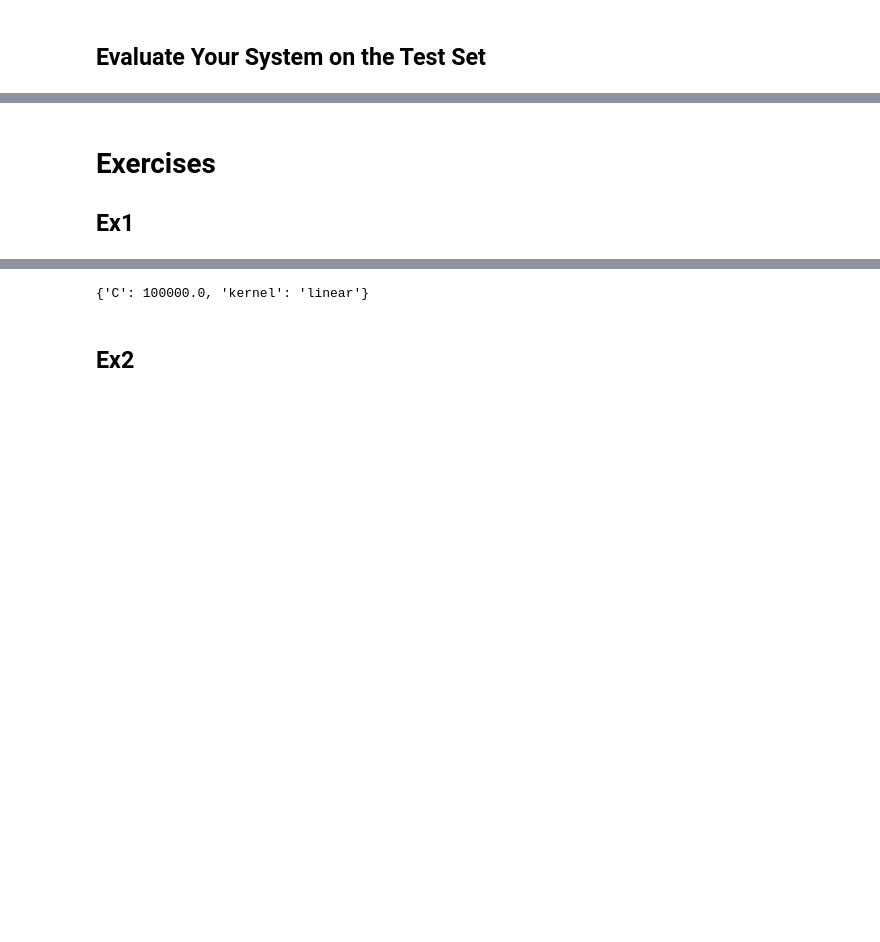
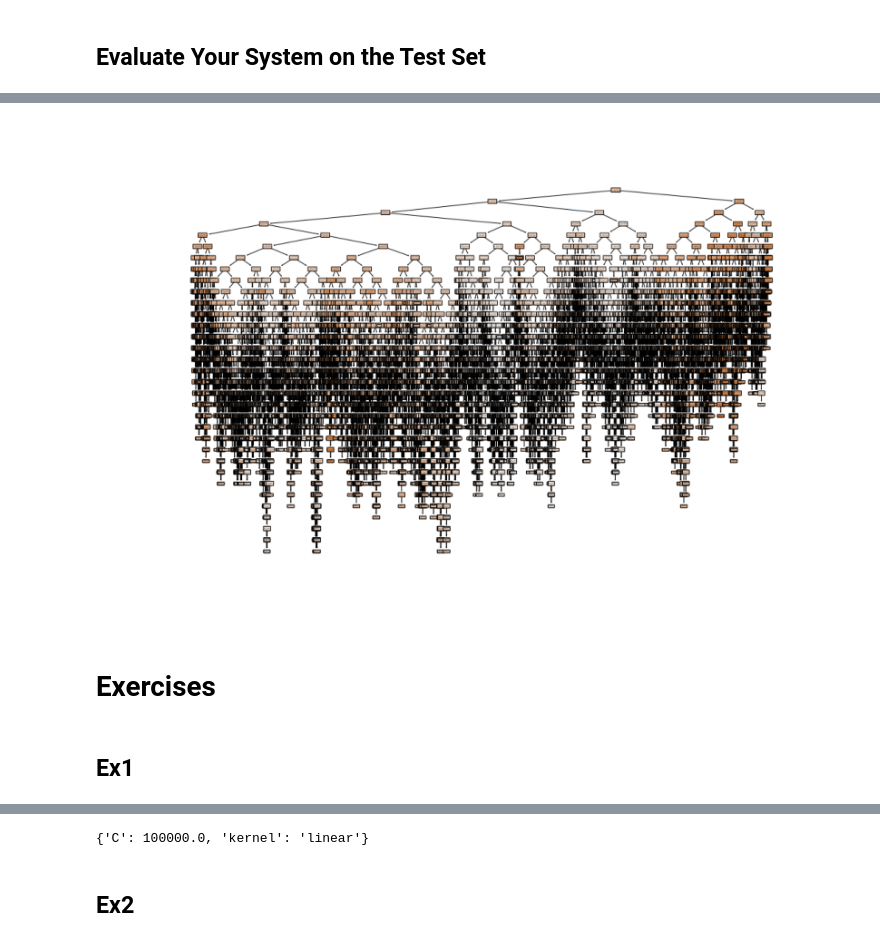
Before and after one commit to ErfanRasti/HandsOnMachineLearning, a Jupyter notebook: Chap2Housing.ipynb, the cells around one changed output, grey strips where cells are left out. Drawn from its saved outputs; the diff is of its cells as text; code cells hidden in the pictures; blank space fills up the shorter version.

```diff
--- a/Chap2Housing.ipynb
+++ b/Chap2Housing.ipynb
@@ -584,15 +589,15 @@ Standard deviation: 3051.1164507654516
 # %%
 
-if os.path.isfile(".cache/lin_scores.pkl"):
+if os.path.isfile("cache/lin_scores.pkl"):
     # loading the model
-    lin_scores = joblib.load(".cache/lin_scores.pkl")
+    lin_scores = joblib.load("cache/lin_scores.pkl")
 
 else:
     lin_scores = cross_val_score(lin_reg, housing_prepared, housing_labels,
                                  scoring="neg_mean_squared_error", cv=10)
 
     # saving the model
-    joblib.dump(lin_scores, ".cache/lin_scores.pkl")
+    joblib.dump(lin_scores, "cache/lin_scores.pkl")
 
 lin_rmse_scores = np.sqrt(-lin_scores)
 display_scores(lin_rmse_scores)
@@ -634,14 +634,14 @@ forest_rmse
 # %%
-if os.path.isfile(".cache/forest_scores.pkl"):
+if os.path.isfile("cache/forest_scores.pkl"):
     # loading the model
-    forest_scores = joblib.load(".cache/forest_scores.pkl")
+    forest_scores = joblib.load("cache/forest_scores.pkl")
 
 else:
     forest_scores = cross_val_score(forest_reg, housing_prepared, housing_labels,
                                     scoring="neg_mean_squared_error", cv=10)
 
     # savinge the model
-    joblib.dump(forest_scores, ".cache/forest_scores.pkl")
+    joblib.dump(forest_scores, "cache/forest_scores.pkl")
 
 
 forest_rmse_scores = np.sqrt(-forest_scores)
@@ -669,15 +669,15 @@ grid_search = GridSearchCV(forest_reg, param_grid, cv=5,
                            scoring='neg_mean_squared_error',
                            return_train_score=True)
 
-if os.path.isfile(".cache/grid_search.pkl"):
+if os.path.isfile("cache/grid_search.pkl"):
     # loading the model
-    grid_search = joblib.load(".cache/grid_search.pkl")
+    grid_search = joblib.load("cache/grid_search.pkl")
 
 else:
     grid_search.fit(housing_prepared, housing_labels)
 
     # saving the model
-    joblib.dump(grid_search, ".cache/grid_search.pkl")
+    joblib.dump(grid_search, "cache/grid_search.pkl")
 # %%
 grid_search.best_params_
 # %% [output]
@@ -840,6 +859,31 @@ acc
+# %%
+import matplotlib.pyplot as plt
+import matplotlib.image as mpimg
+from sklearn.tree import plot_tree
+
+fig = plt.figure(figsize=(15, 10))
+
+os.makedirs("figures", exist_ok=True)
+
+if os.path.isfile("figures/final_model_estimators_0.png"):
+  # Reading the image
+
+  img = mpimg.imread("figures/final_model_estimators_0.png")
+  plt.imshow(img)
+  plt.axis('off')
+else:
+  plot_tree(final_model.estimators_[0],
+            filled=True, impurity=True,
+            rounded=True)
+
+  # Saving the image
+  fig.savefig("figures/final_model_estimators_0.png")
+# %% [output]
+[figure, added]
 # %% [markdown]
 # Exercises
-## Ex1
+# %% [markdown]
+## Ex1
 # %%
 from sklearn.svm import SVR
 
```
Also changed, not shown: parts of 54 cells of this notebook.
